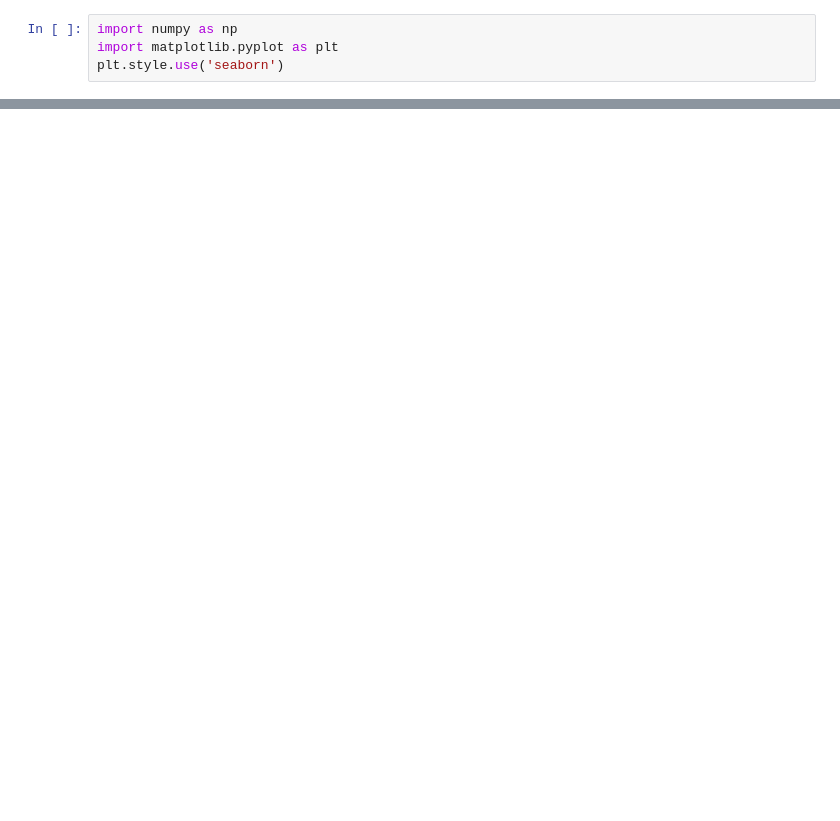
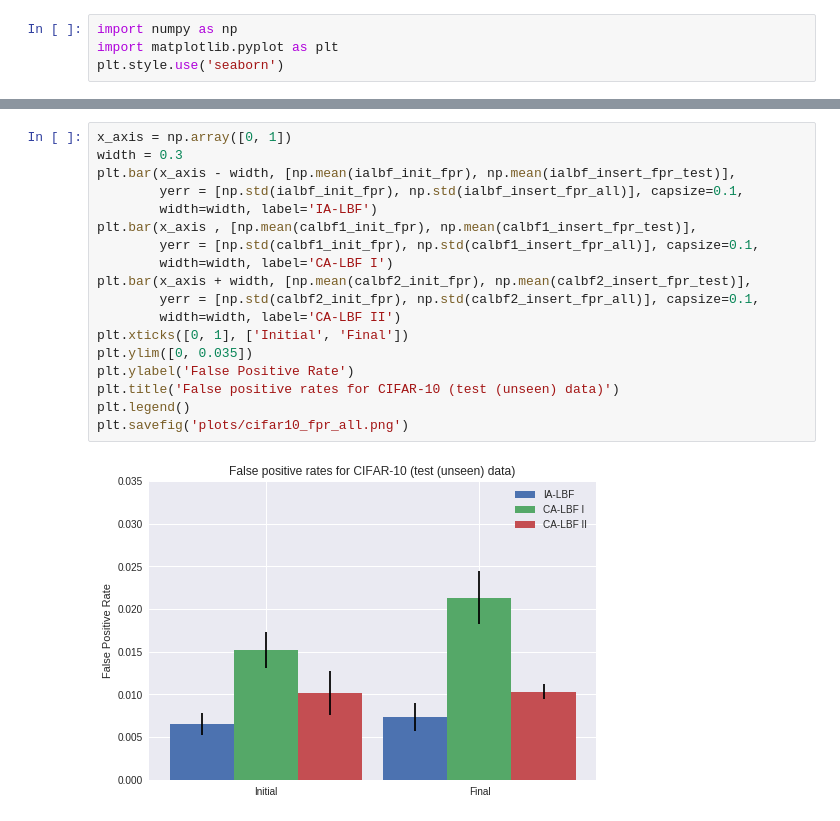
Before and after one commit to arindambhattacharya/LBF, a Jupyter notebook: cifar/Graphs.ipynb, the cells around one changed output, grey strips where cells are left out. Cells and saved outputs as stored; diff of their text form; blank space fills up the shorter version.

```diff
--- a/cifar/Graphs.ipynb
+++ b/cifar/Graphs.ipynb
@@ -69,0 +68,20 @@ dc
+# %%
+x_axis = np.array([0, 1])
+width = 0.3
+plt.bar(x_axis - width, [np.mean(ialbf_init_fpr), np.mean(ialbf_insert_fpr_test)],
+        yerr = [np.std(ialbf_init_fpr), np.std(ialbf_insert_fpr_all)], capsize=0.1,
+        width=width, label='IA-LBF')
+plt.bar(x_axis , [np.mean(calbf1_init_fpr), np.mean(calbf1_insert_fpr_test)],
+        yerr = [np.std(calbf1_init_fpr), np.std(calbf1_insert_fpr_all)], capsize=0.1,
+        width=width, label='CA-LBF I')
+plt.bar(x_axis + width, [np.mean(calbf2_init_fpr), np.mean(calbf2_insert_fpr_test)],
+        yerr = [np.std(calbf2_init_fpr), np.std(calbf2_insert_fpr_all)], capsize=0.1,
+        width=width, label='CA-LBF II')
+plt.xticks([0, 1], ['Initial', 'Final'])
+plt.ylim([0, 0.035])
+plt.ylabel('False Positive Rate')
+plt.title('False positive rates for CIFAR-10 (test (unseen) data)')
+plt.legend()
+plt.savefig('plots/cifar10_fpr_all.png')
+# %% [output]
+[figure, added]
```
Also changed, not shown: parts of 11 cells of this notebook, 5 other files.
